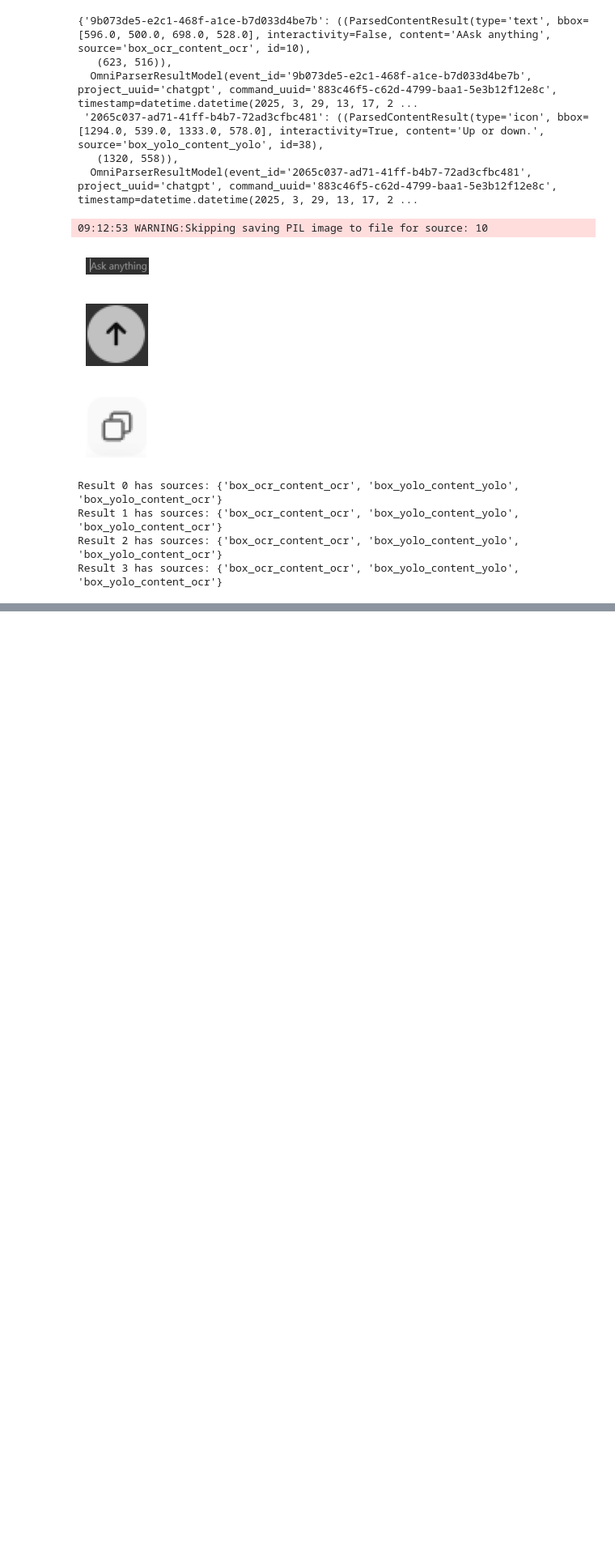
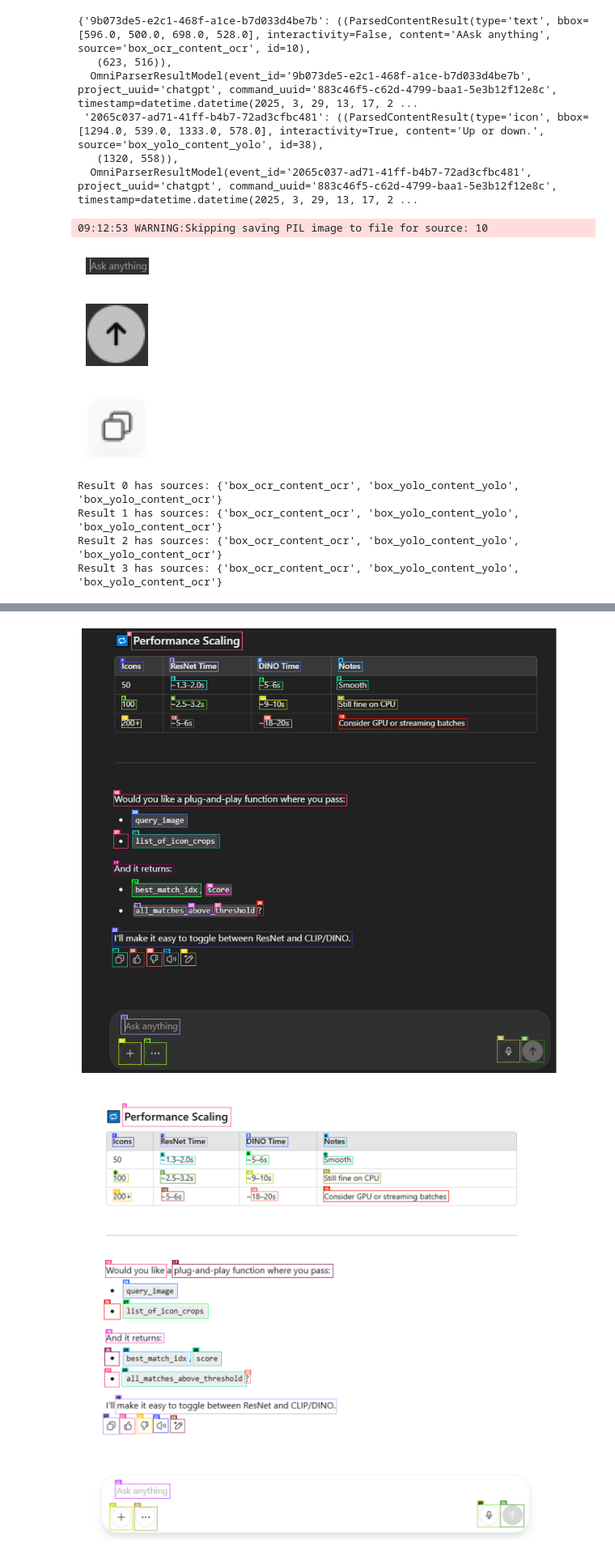
Before and after one commit to maniotrix/offline-ai-assistant, a Jupyter notebook: karna-python-backend/inference/omniparser/chatgpt.ipynb, the cells around one changed output, grey strips where cells are left out. Shown at 81% size. Cells and saved outputs as stored; diff of their text form; code cells hidden in the pictures; blank space fills up the shorter version.

```diff
--- a/karna-python-backend/inference/omniparser/chatgpt.ipynb
+++ b/karna-python-backend/inference/omniparser/chatgpt.ipynb
@@ -413,0 +358,7 @@ Filters $
+# %%
+current_dir = os.getcwd()
+dark_theme_image_path = os.path.join(current_dir, "chatgpt_dark_theme_test.png")
+light_theme_image_path = os.path.join(current_dir, "chatgpt_light_theme_test.png")
+from omni_helper import get_omniparser_inference_data_from_image_path
+dark_result_model = get_omniparser_inference_data_from_image_path(dark_theme_image_path)
+light_result_model = get_omniparser_inference_data_from_image_path(light_theme_image_path)
@@ -414,3 +390,9 @@ Filters $
+# %%
+plot_dino_labled_img(dark_result_model)
+plot_dino_labled_img(light_result_model)
+# %% [output]
+[figure, added]
+[figure, added]
 # %%
 # search id from parsed_content_results
 def search_id_from_parsed_content_results(id: int,
```
Also changed, not shown: parts of 9 cells of this notebook, 2 other files.
